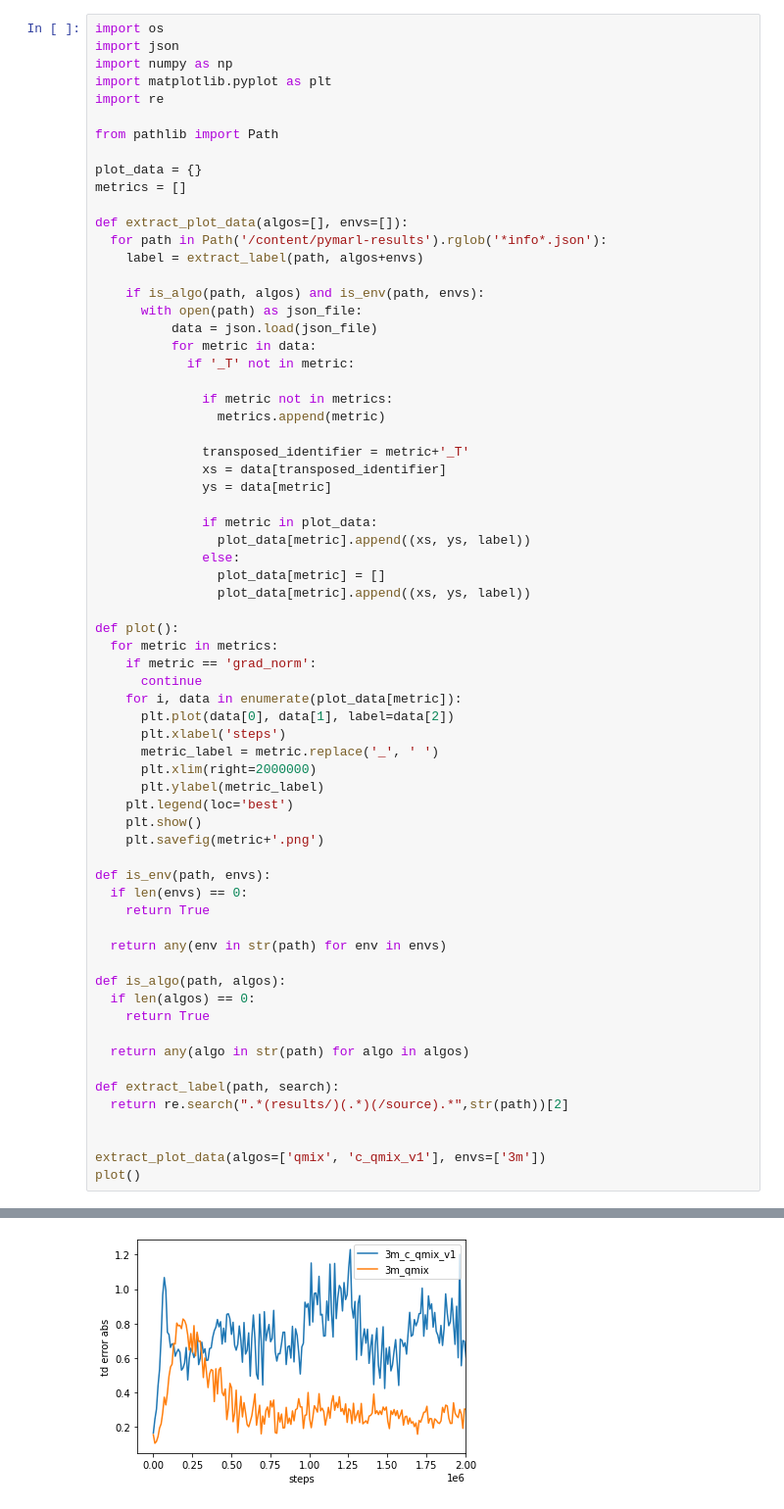
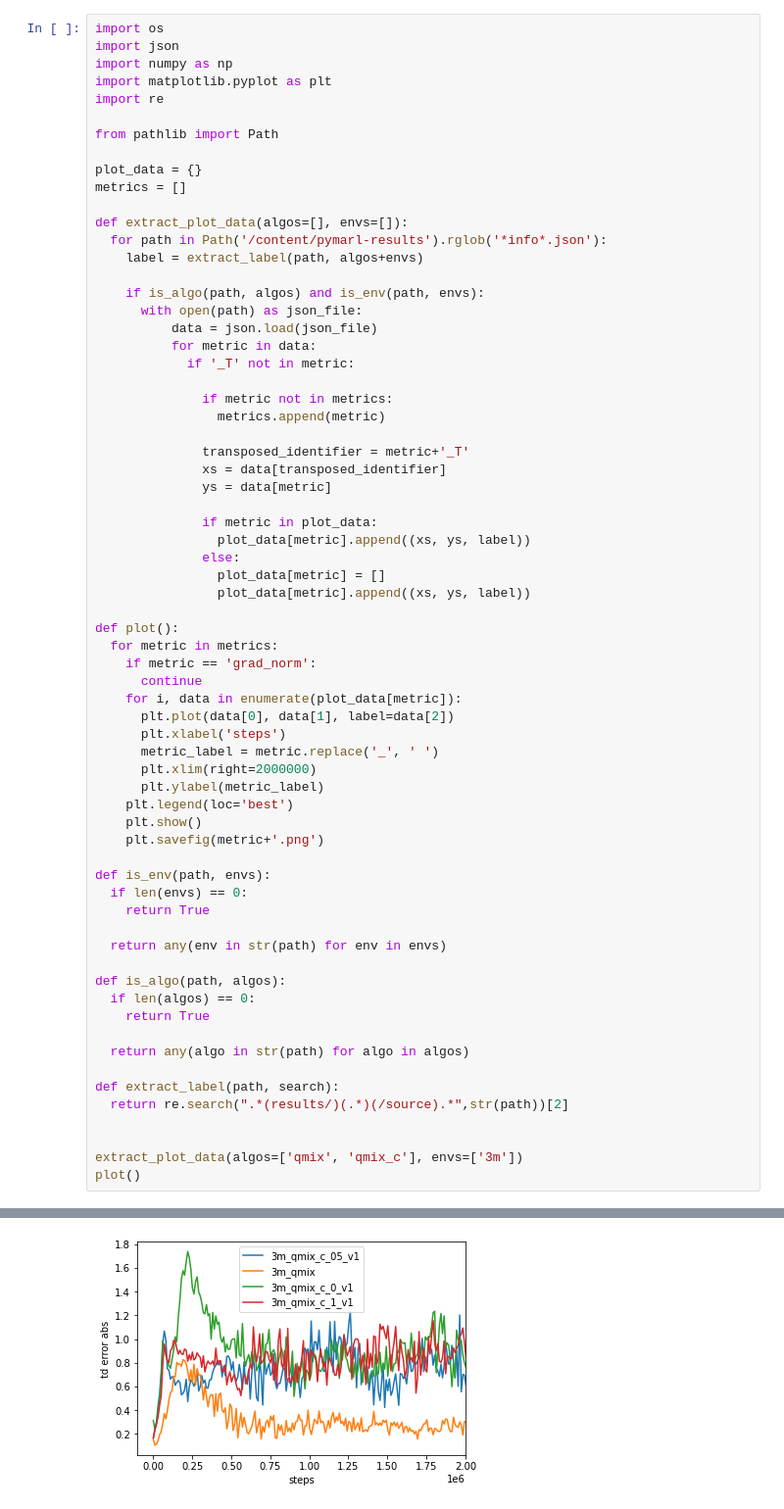
Before and after one commit to PMatthaei/project-thesis-pymarl-results, a Jupyter notebook: visualize_pymarl.ipynb, the cells around one changed output, grey strips where cells are left out. Shown at 98% size. Drawn from its saved outputs; the diff is of its cells as text.

```diff
--- a/visualize_pymarl.ipynb
+++ b/visualize_pymarl.ipynb
@@ -75,6 +75,6 @@ def extract_label(path, search):
   return re.search(".*(results/)(.*)(/source).*",str(path))[2]
 
 
-extract_plot_data(algos=['qmix', 'c_qmix_v1'], envs=['3m'])
+extract_plot_data(algos=['qmix', 'qmix_c'], envs=['3m'])
 plot()
 # %% [output]
@@ -90 +90 @@ plot()
-[figure, old version]
+[figure, new version]
```
Also changed, not shown: parts of 2 cells of this notebook.
